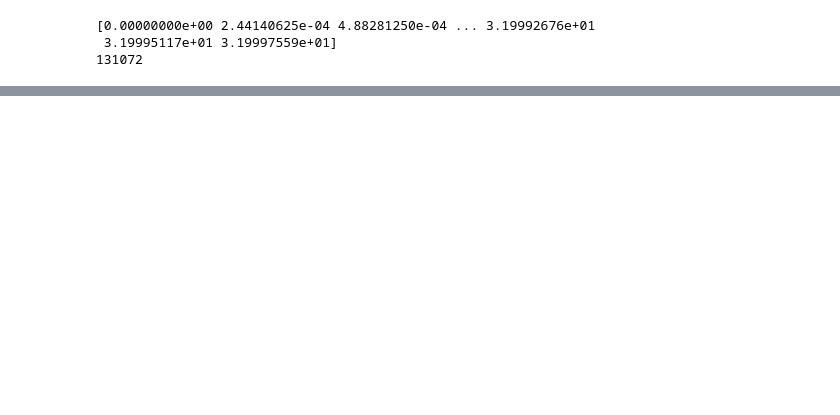
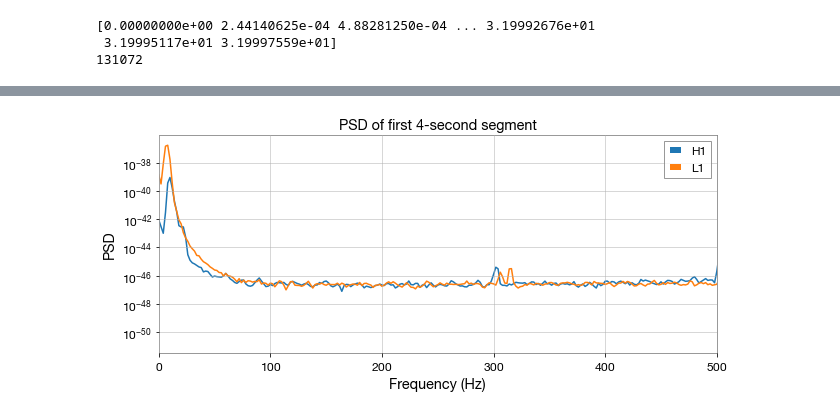
Before and after one commit to alilordifar/gravitational-wave-ml-pipeline, a Jupyter notebook: notebooks/LIGO.ipynb, the cells around one changed output, grey strips where cells are left out. Cells and saved outputs as stored; diff of their text form; code cells hidden in the pictures; blank space fills up the shorter version.

```diff
--- a/notebooks/LIGO.ipynb
+++ b/notebooks/LIGO.ipynb
@@ -75 +128,21 @@ strain_l_norm = normalize_strain(strain_l)
+# %%
+# Low frequency (20HZ) the frequency is low and amplitude/strength is high
+# Low frequency + high amplitude in LIGO → usually noise (because of environment)
+#Frequency → speed
+#Amplitude → strength
+#Noise vs signal → depends on context
+freq_h, psd_h = welch(h1_segments[0], fs=sample_rate, nperseg=2048)
+freq_l, psd_l = welch(l1_segments[0], fs=sample_rate, nperseg=2048)
+
+plt.figure(figsize=(10, 4))
+plt.semilogy(freq_h, psd_h, label="H1")
+plt.semilogy(freq_l, psd_l, label="L1")
+plt.xlim(0, 500)
+plt.xlabel("Frequency (Hz)")
+plt.ylabel("PSD")
+plt.title("PSD of first 4-second segment")
+plt.legend()
+plt.show()
+# %% [output]
+[figure, added]
 # %%
```
Also changed, not shown: parts of 16 cells of this notebook, 3 other files.
